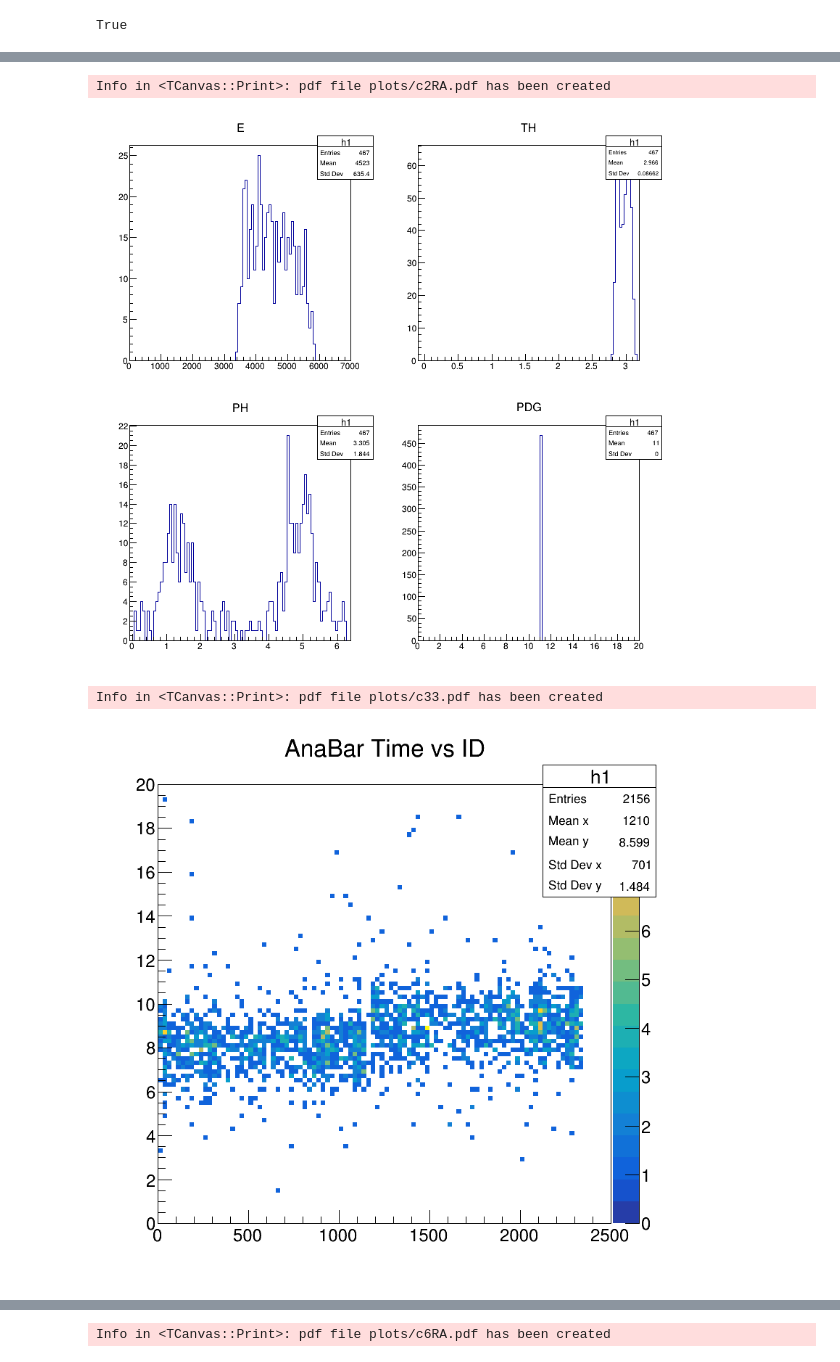
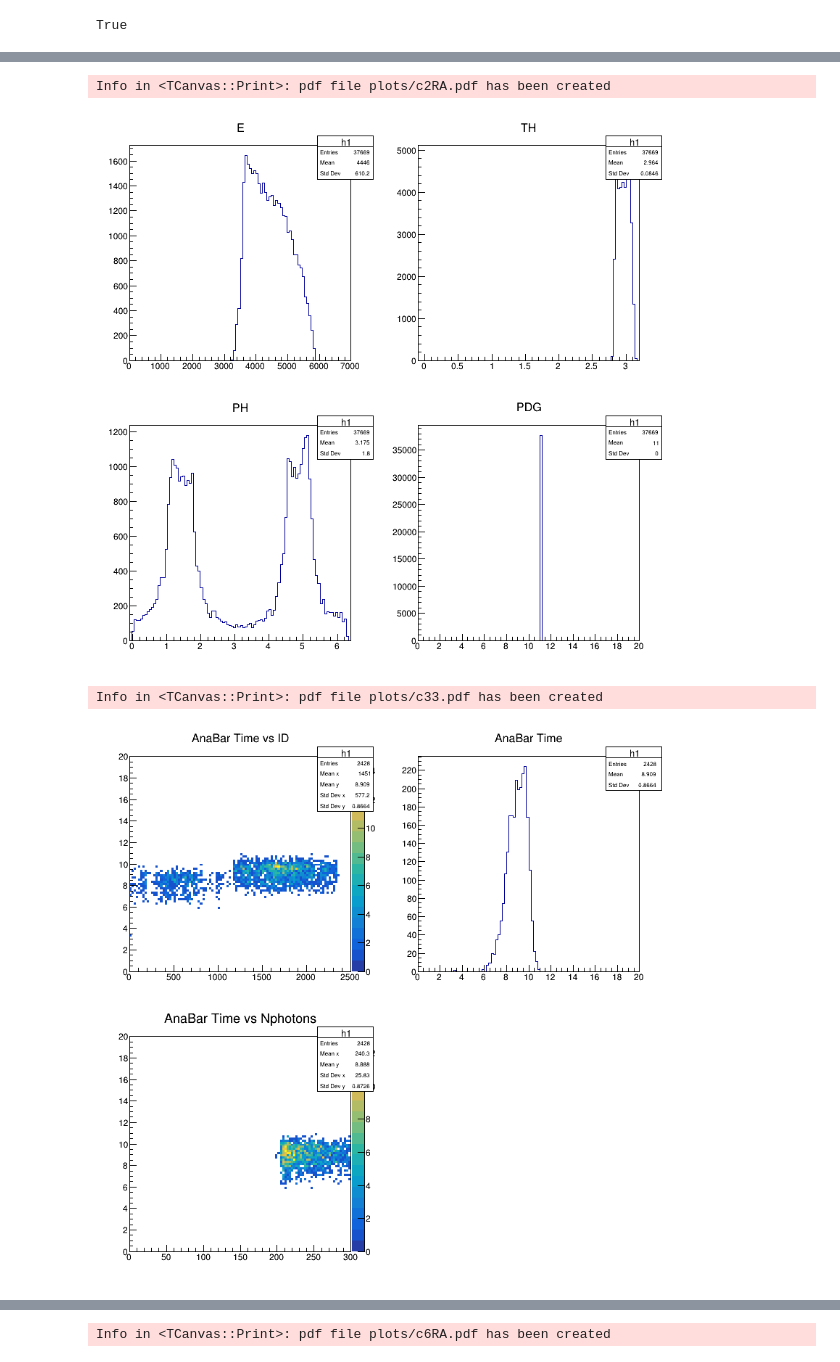
Before and after one commit to chapatilasers/AnaBarMC, a Jupyter notebook: AnalyseSignalsRDataFrameNoKE.ipynb, the cells around one changed output, grey strips where cells are left out. Saved outputs shown, nothing was run; the diff lists cells and outputs as text; code cells hidden in the pictures.

```diff
--- a/AnalyseSignalsRDataFrameNoKE.ipynb
+++ b/AnalyseSignalsRDataFrameNoKE.ipynb
@@ -9,7 +9,7 @@ t.start()
 # %% [output]
 Welcome to JupyROOT 6.26/06
 # %%
-fileName = "data/AnaBarMC_4003.root"
+fileName = "data/AnaBarMC_8888.root"
 treeName = "T"
 
 f = root.TFile(fileName)
@@ -637,22 +638,28 @@ c2.Draw()
 c2.Print("plots/c2RA.pdf")
 # %% [output]
 Info in <TCanvas::Print>: pdf file plots/c2RA.pdf has been created
-[figure, old version]
+[figure, new version]
 # %%
 # Canvas 33
 hAnaBarPMTTime_vs_ID = fdft.Histo2D(("h1", "AnaBar Time vs ID", 100, 0.0, 2500.0,100,0.0,20.0),'anaBarPMTID','anaBarPMTTime')
+hAnaBarPMTTime = fdft.Histo1D(("h1", "AnaBar Time", 100, 0.0, 20.0),'anaBarPMTTime')
+hAnaBarPMTTime_vs_Nphoton = fdft.Histo2D(("h1", "AnaBar Time vs Nphotons", 100, 0.0, 300.0,100,0.0,20.0),'anaBarPMTNPhotons','anaBarPMTTime')
 
 c33 = root.TCanvas("c33","c33",800,800)
-c33.Divide(1,1,0.01,0.01,0)
+c33.Divide(2,2,0.01,0.01,0)
 
 c33.cd(1)
 hAnaBarPMTTime_vs_ID.Draw("COLZ")
+c33.cd(2)
+hAnaBarPMTTime.Draw()
+c33.cd(3)
+hAnaBarPMTTime_vs_Nphoton.Draw("COLZ")
 
 c33.Draw()
 c33.Print("plots/c33.pdf")
 # %% [output]
 Info in <TCanvas::Print>: pdf file plots/c33.pdf has been created
-[figure, old version]
+[figure, new version]
 # %%
 # Canvas 3
 
```
Also changed, not shown: parts of 7 cells of this notebook, 10 other files.
